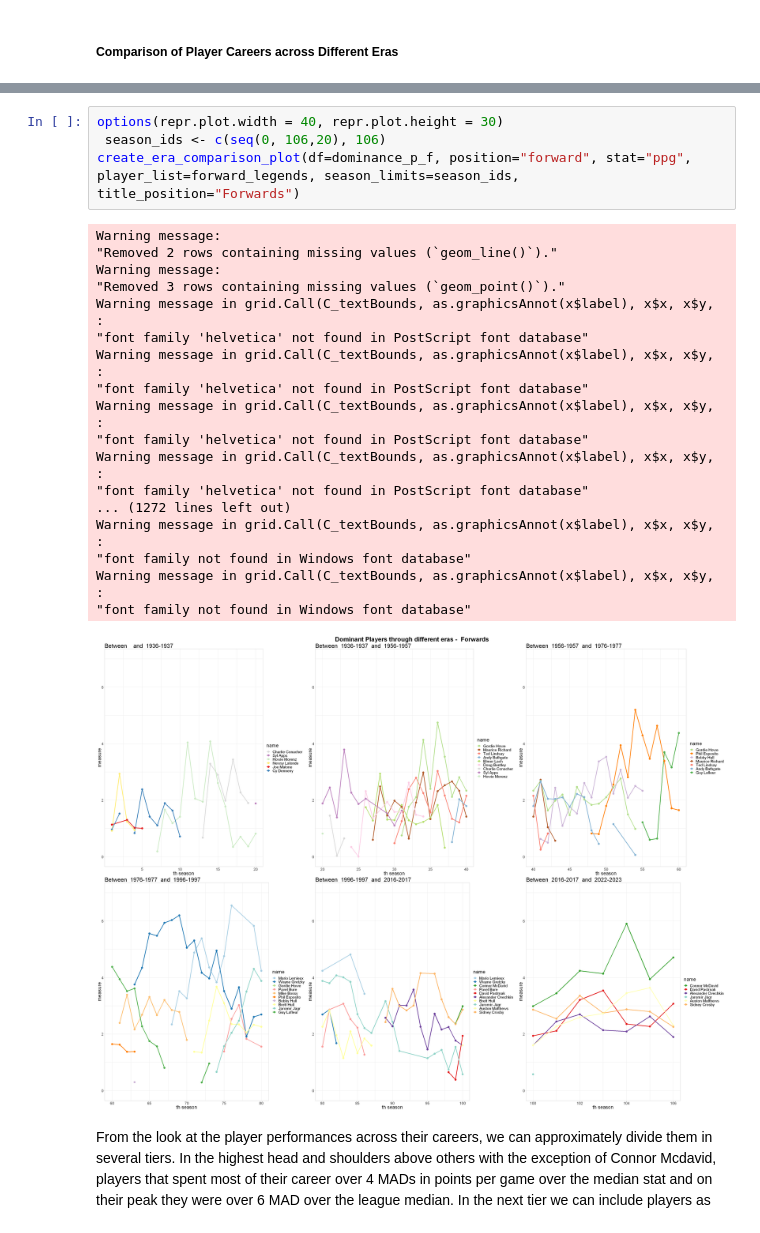
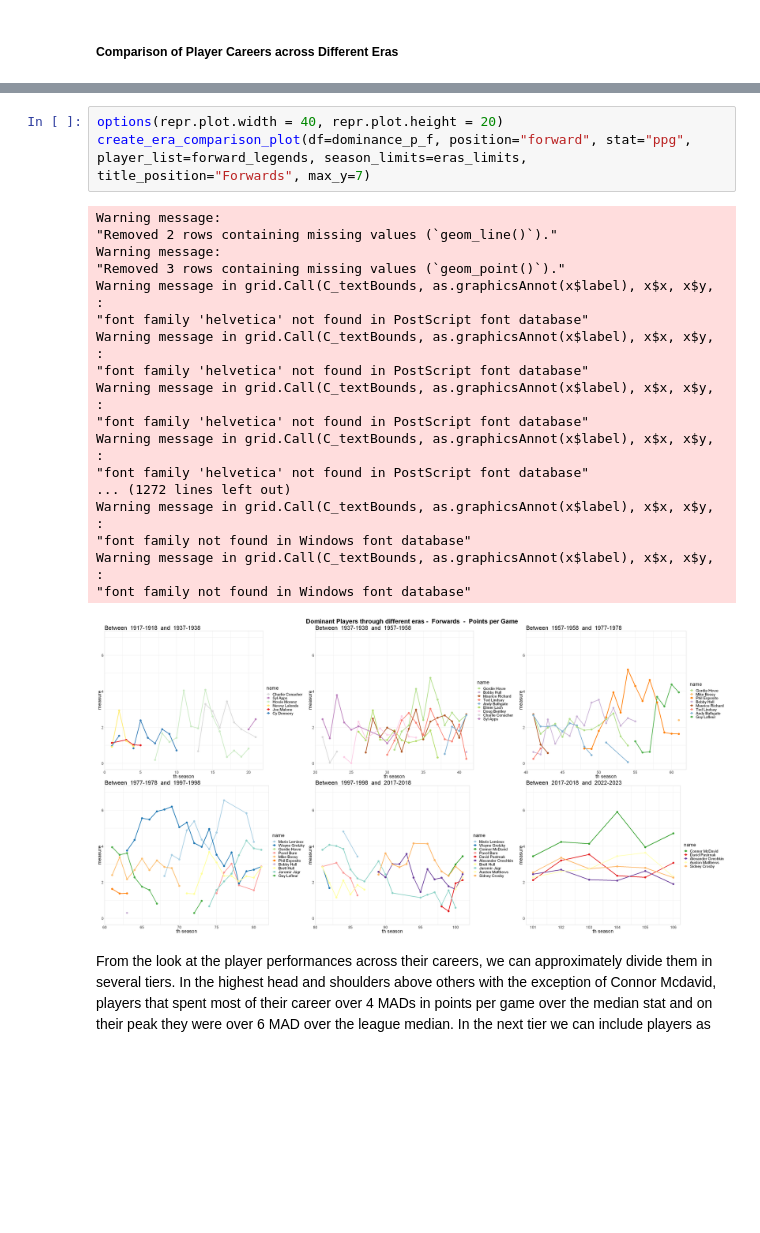
Before and after one commit to honzaz1234/elite, a Jupyter notebook: report/nhl.ipynb, the cells around one changed output, grey strips where cells are left out. Drawn from its saved outputs; the diff is of its cells as text; blank space fills up the shorter version.

```diff
--- a/report/nhl.ipynb
+++ b/report/nhl.ipynb
@@ -521,26 +480,25 @@ A tibble: 1075 × 8
 # %%
-options(repr.plot.width = 40, repr.plot.height = 30)
- season_ids <- c(seq(0, 106,20), 106)
-create_era_comparison_plot(df=dominance_p_f, position="forward", stat="ppg", player_list=forward_legends, season_limits=season_ids, title_position="Forwards")
+options(repr.plot.width = 40, repr.plot.height = 20)
+create_era_comparison_plot(df=dominance_p_f, position="forward", stat="ppg", player_list=forward_legends, season_limits=eras_limits, title_position="Forwards", max_y=7)
 # %% [output]
 Warning message:
 "Removed 2 rows containing missing values (`geom_line()`)."
 Warning message:
 "Removed 3 rows containing missing values (`geom_point()`)."
 Warning message in grid.Call(C_textBounds, as.graphicsAnnot(x$label), x$x, x$y, :
 "font family 'helvetica' not found in PostScript font database"
 Warning message in grid.Call(C_textBounds, as.graphicsAnnot(x$label), x$x, x$y, :
 "font family 'helvetica' not found in PostScript font database"
 Warning message in grid.Call(C_textBounds, as.graphicsAnnot(x$label), x$x, x$y, :
 "font family 'helvetica' not found in PostScript font database"
 Warning message in grid.Call(C_textBounds, as.graphicsAnnot(x$label), x$x, x$y, :
 "font family 'helvetica' not found in PostScript font database"
 ... (1272 lines left out)
 Warning message in grid.Call(C_textBounds, as.graphicsAnnot(x$label), x$x, x$y, :
 "font family not found in Windows font database"
 Warning message in grid.Call(C_textBounds, as.graphicsAnnot(x$label), x$x, x$y, :
 "font family not found in Windows font database"
-[figure, old version]
+[figure, new version]
 # %% [markdown]
 From the look at the player performances across their careers, we can approximately divide them in several tiers. In the highest head and shoulders above others with the exception of Connor Mcdavid, players that spent most of their career over 4 MADs in points per game over the median stat and on their peak they were over 6 MAD over the league median. In the next tier we can include players as
 # %% [markdown]
```
Also changed, not shown: parts of 37 cells of this notebook.
